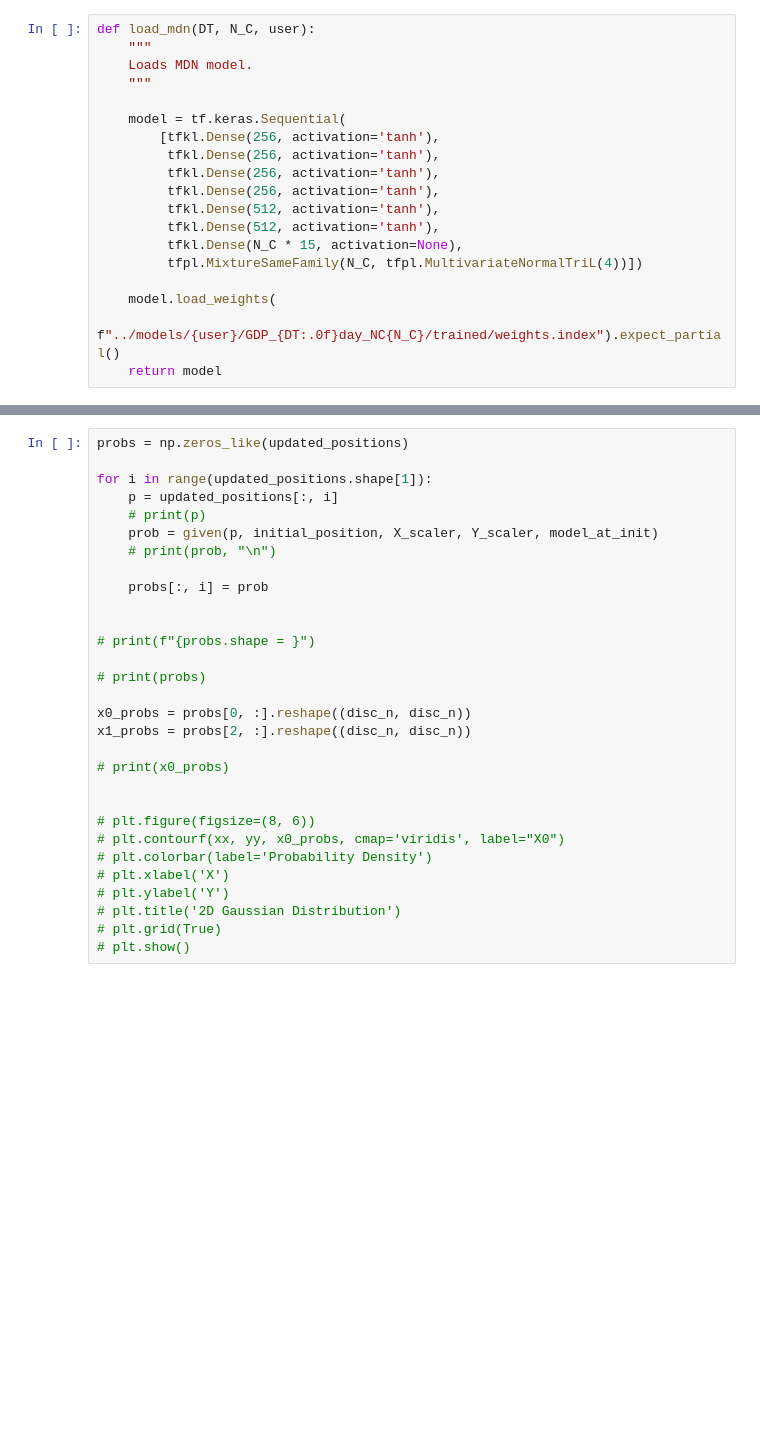
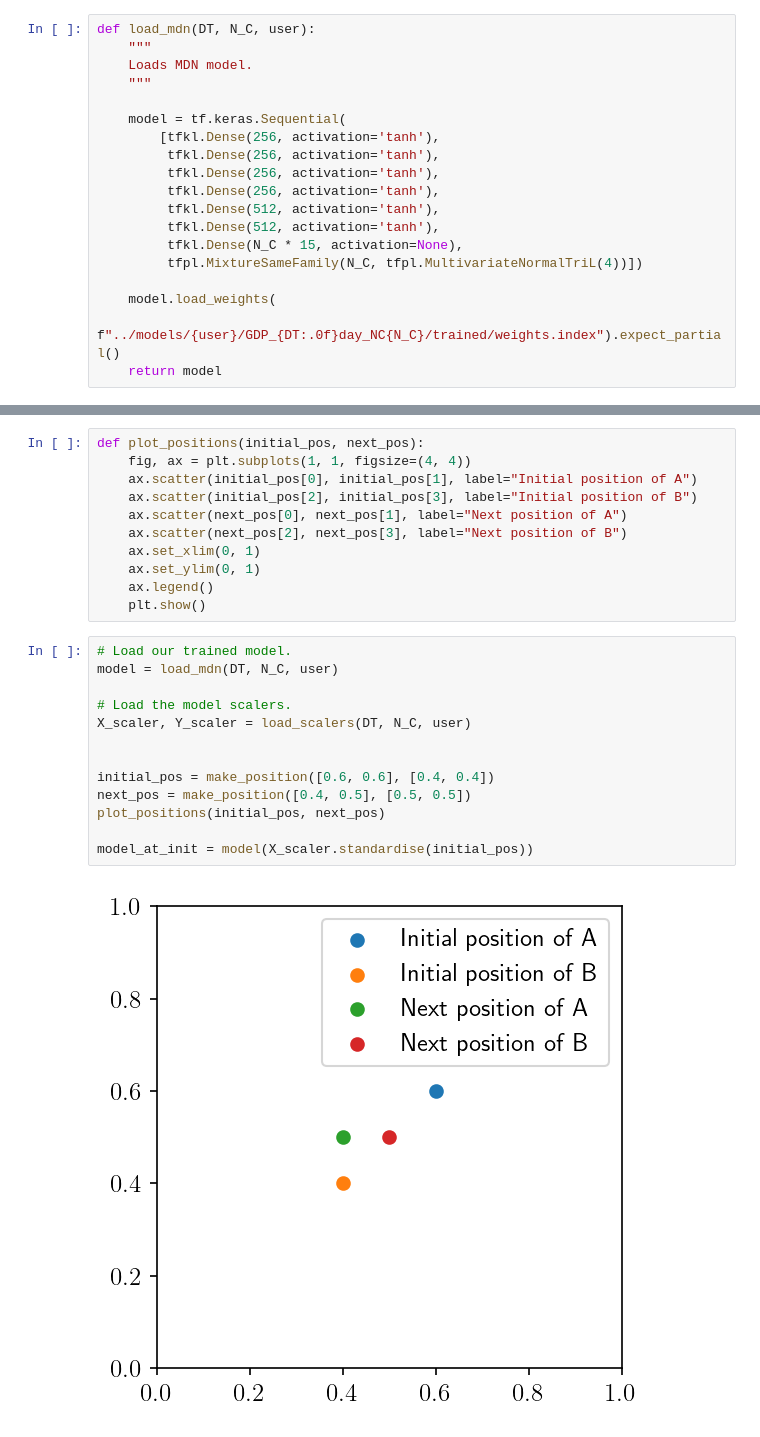
Before and after one commit to KatharinaBracher/Brownian-Bug-Model, a Jupyter notebook: pnn/plot_density.ipynb, the cells around one changed output, grey strips where cells are left out. Cells and saved outputs as stored; diff of their text form; blank space fills up the shorter version.

```diff
--- a/pnn/plot_density.ipynb
+++ b/pnn/plot_density.ipynb
@@ -150,30 +266,26 @@ plot_transition_densities(A0, B0, A1, DT, N_C, user)
-# %%
-probs = np.zeros_like(updated_positions)
-
-for i in range(updated_positions.shape[1]):
-    p = updated_positions[:, i]
-    # print(p)
-    prob = given(p, initial_position, X_scaler, Y_scaler, model_at_init)
-    # print(prob, "\n")
-
-    probs[:, i] = prob
-
-
-# print(f"{probs.shape = }")
-
-# print(probs)
-
-x0_probs = probs[0, :].reshape((disc_n, disc_n))
-x1_probs = probs[2, :].reshape((disc_n, disc_n))
-
-# print(x0_probs)
-
-
-# plt.figure(figsize=(8, 6))
-# plt.contourf(xx, yy, x0_probs, cmap='viridis', label="X0")
-# plt.colorbar(label='Probability Density')
-# plt.xlabel('X')
-# plt.ylabel('Y')
-# plt.title('2D Gaussian Distribution')
-# plt.grid(True)
-# plt.show()
+# %%
+def plot_positions(initial_pos, next_pos):
+    fig, ax = plt.subplots(1, 1, figsize=(4, 4))
+    ax.scatter(initial_pos[0], initial_pos[1], label="Initial position of A")
+    ax.scatter(initial_pos[2], initial_pos[3], label="Initial position of B")
+    ax.scatter(next_pos[0], next_pos[1], label="Next position of A")
+    ax.scatter(next_pos[2], next_pos[3], label="Next position of B")
+    ax.set_xlim(0, 1)
+    ax.set_ylim(0, 1)
+    ax.legend()
+    plt.show()
+# %%
+# Load our trained model.
+model = load_mdn(DT, N_C, user)
+
+# Load the model scalers.
+X_scaler, Y_scaler = load_scalers(DT, N_C, user)
+
+
+initial_pos = make_position([0.6, 0.6], [0.4, 0.4])
+next_pos = make_position([0.4, 0.5], [0.5, 0.5])
+plot_positions(initial_pos, next_pos)
+
+model_at_init = model(X_scaler.standardise(initial_pos))
+# %% [output]
+[figure, added]
```
Also changed, not shown: parts of 7 cells of this notebook.
